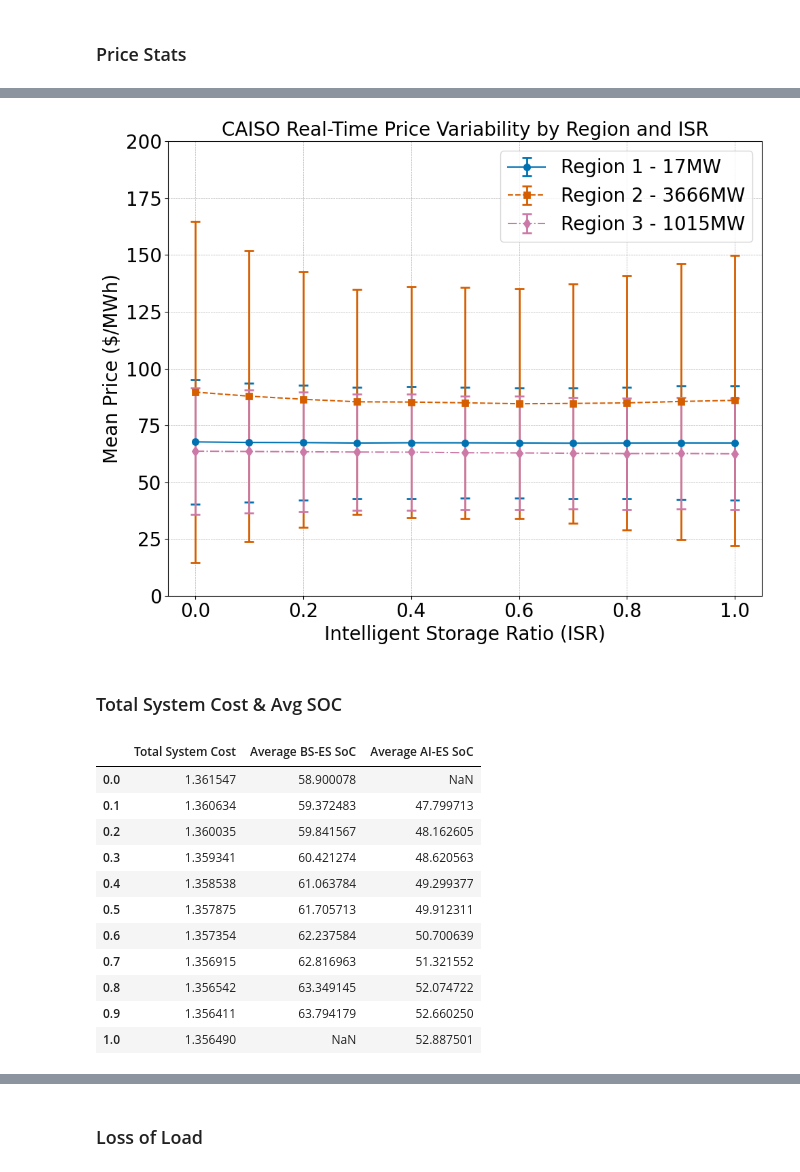
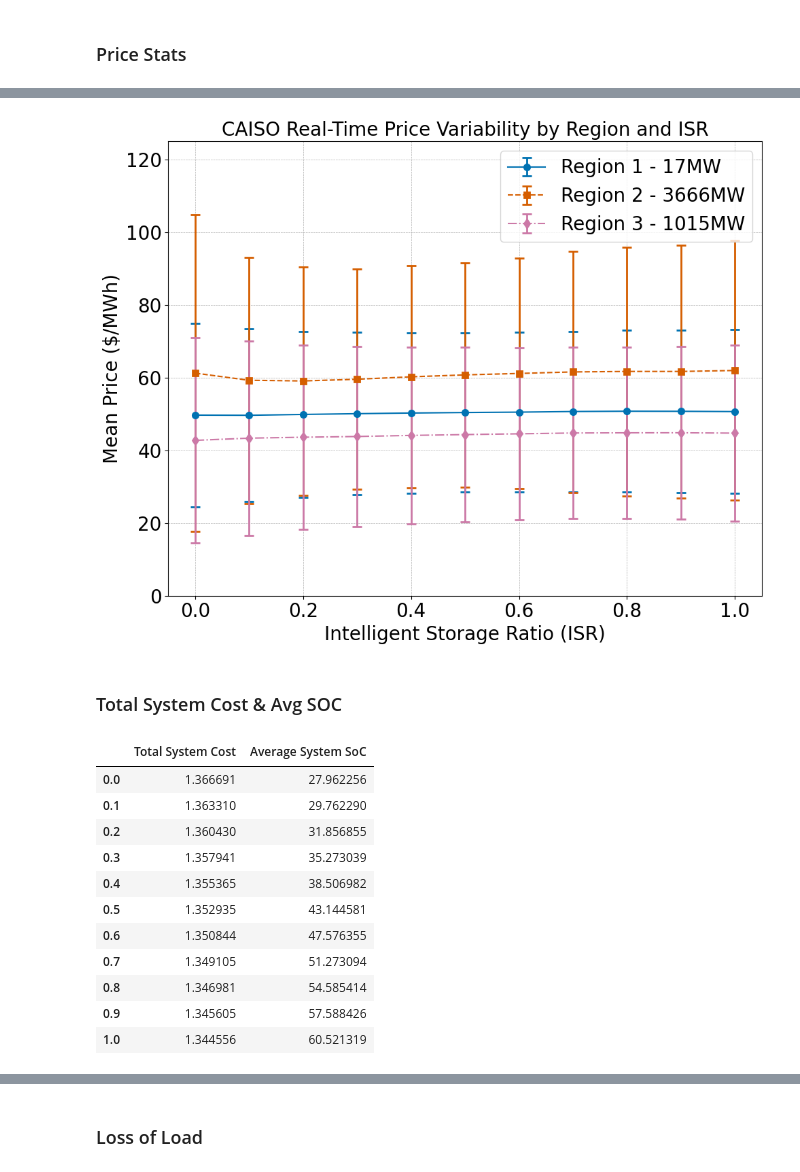
Before and after one commit to niklauskun/STESTS, a Jupyter notebook: Diagnose.ipynb, the cells around one changed output, grey strips where cells are left out. Cells and saved outputs as stored; diff of their text form; code cells hidden in the pictures.

```diff
--- a/Diagnose.ipynb
+++ b/Diagnose.ipynb
@@ -13,7 +13,7 @@ eta = 0.9
 # case_template = 'Strategic/VOLL5GWLinear/2022/UC25ED1_Strategic_true_ratio{}_Seg1_BAW0_MC20.0_hetefalse'
 # case_template = 'Strategic/PriceCap/2022_ED1_Strategic_true_FORB_true_ratio{}_Seg1_BAW0_Fuel2.0_NLC1.2_Error0.25NegativeRenew_1.0-2.0-2.0-2.0-2.0'
 # case_template = 'Strategic/Exp1.2/2022/ED1_Strategic_true_FORB_true_ratio{}_Seg5_BAW0_1.0-2.0-2.0-2.0-2.0'
-case_template = 'Strategic/Exp2.0/2022/UC25ED1_Strategic_true_FORB_true_ratio{}_Seg1_BAW0_Fuel2.0_NLC2.0_Error0.25_ESPeakBidAdjustment1.0_ESPeakBid100.0NegativeRenew_1.0-2.0-2.0-2.0-2.0'
+case_template = 'Strategic/Cases/20GW/ED1_Strategic_true_FORB_true_ratio{}_Seg1_BAW0_BSESCbid0.5'
 
 
 ratios = [round(i * 0.1, 1) for i in range(11)]
@@ -74,41 +100,45 @@ isr_values = mean_prices.index
 
 # New colors and error bar theme
 new_colors = ['#0072B2', '#D55E00', '#CC79A7']  # Updated color palette
 new_labels = ['Region 1 - 17MW', 'Region 2 - 3666MW', 'Region 3 - 1015MW']
 line_styles = ['-', '--', '-.']  # Different line styles for visual distinction
 marker_styles = ['o', 's', 'd']  # Different marker styles for each region
 plt.figure(figsize=(10, 8))
 
 for region, color, label, line_style, marker_style in zip(regions, new_colors, new_labels, line_styles, marker_styles):
     plt.errorbar(isr_values, mean_prices.iloc[:, region], yerr=std_prices.iloc[:, region],
                  label=label, color=color, fmt=line_style + marker_style, capsize=5, elinewidth=2, capthick=2, markeredgewidth=2)
 
 plt.title('CAISO Real-Time Price Variability by Region and ISR', fontsize=20)
 plt.xlabel('Intelligent Storage Ratio (ISR)', fontsize=20)
 plt.ylabel('Mean Price ($/MWh)', fontsize=20)
-plt.ylim([0, 200])
+plt.ylim([0, 125])
 plt.legend(fontsize=20, loc = 'upper right')
 plt.grid(True, which='both', linestyle='--', linewidth=0.5)
 
 # Setting tick parameters for both axes
 plt.xticks(fontsize=20)
 plt.yticks(fontsize=20)
 
 plt.tight_layout()
 
 # Save the plot to a file suitable for inclusion in your paper
 # plt.savefig('/mnt/data/caiso_price_variability.png', dpi=300)
 
 # Show the plot
 plt.show()
 # %% [output]
-[figure, old version]
+[figure, new version]
 # %% [markdown]
 ### Total System Cost & Avg SOC
 # %%
-# case_template = 'Strategic/PriceCap/2022_ED1_Strategic_true_FORB_true_ratio{}_Seg1_BAW0_Fuel2.0_NLC1.2_Error0.25NegativeRenew_1.0-2.0-2.0-2.0-2.0'
-case_template = 'Strategic/Exp1.2/2022/ED1_Strategic_true_FORB_true_ratio{}_Seg5_BAW0_1.0-2.0-2.0-2.0-2.0'
+case_template = 'Strategic/Cases/10GW/ED1_Strategic_true_FORB_true_ratio{}_Seg1_BAW0_BSESCbid0.5'
 ratios = [round(i * 0.1, 1) for i in range(11)]
+# Capacity = 19573.6
+Capacity = 39930.144
+# Capacity = 59895.216
+# Capacity = 79860.288
+
 total_system_costs = []
 # Loop over ratios from 0.0 to 1.0 (assuming increment by 0.1)
 for ratio in ratios:
@@ -129,22 +159,26 @@ for ratio in ratios:
     # Sum the total cost and normalize
     total_cost_normalized = cost.sum().values[0] / (10**10)
     if ratio == 0.0:
-        avg_soc_bs = SOC.iloc[:, -6:].sum().sum()/(19573.6*288*364)*100
-        avg_soc_ai = float('nan')
+        avg_soc = SOC.iloc[:, -6:].sum().sum()/(Capacity*288*364)*100
+#         avg_soc_bs = SOC.iloc[:, -6:].sum().sum()/(Capacity*288*364)*100
+#         avg_soc_ai = float('nan')
     elif ratio == 1.0:
-        avg_soc_bs = float('nan')
-        avg_soc_ai = SOC.iloc[:, -6:].sum().sum()/(19573.6*288*364)*100
+        avg_soc = SOC.iloc[:, -6:].sum().sum()/(Capacity*288*364)*100
+#         avg_soc_bs = float('nan')
+#         avg_soc_ai = SOC.iloc[:, -6:].sum().sum()/(Capacity*288*364)*100
     else:
-        avg_soc_bs = SOC.iloc[:, -11::2].sum().sum()/(19573.6*288*364*(1-ratio))*100
-        avg_soc_ai = SOC.iloc[:, -12::2].sum().sum()/(19573.6*288*364*ratio)*100
+        avg_soc = SOC.iloc[:, -12:].sum().sum()/(Capacity*288*364)*100
+#         avg_soc_bs = SOC.iloc[:, -11::2].sum().sum()/(Capacity*288*364*(1-ratio))*100
+#         avg_soc_ai = SOC.iloc[:, -12::2].sum().sum()/(Capacity*288*364*ratio)*100
     total_system_costs.append({
                 'Total System Cost': total_cost_normalized,
-                'Average BS-ES SoC': avg_soc_bs,
-                'Average AI-ES SoC': avg_soc_ai,
-
+                'Average System SoC': avg_soc,
+#                 'Average BS-ES SoC': avg_soc_bs,
+#                 'Average AI-ES SoC': avg_soc_ai,
         })
 # Convert the list to a DataFrame
-total_system_costs_df = pd.DataFrame(total_system_costs, columns=['Total System Cost','Average BS-ES SoC','Average AI-ES SoC'])
+total_system_costs_df = pd.DataFrame(total_system_costs, columns=['Total System Cost','Average System SoC'])
+# total_system_costs_df = pd.DataFrame(total_system_costs, columns=['Total System Cost','Average BS-ES SoC','Average AI-ES SoC'])
 
 # Adjust the index to represent ratios directly, if desired
 # total_system_costs_df.index = [str(round(i * 0.1, 1)) for i in range(11)]
@@ -153,16 +187,16 @@ total_system_costs_df.index = ratios
 
 total_system_costs_df
 # %% [output]
-|  | Total System Cost | Average BS-ES SoC | Average AI-ES SoC |
-| 0.0 | 1.361547 | 58.900078 | NaN |
-| 0.1 | 1.360634 | 59.372483 | 47.799713 |
-| 0.2 | 1.360035 | 59.841567 | 48.162605 |
-| 0.3 | 1.359341 | 60.421274 | 48.620563 |
-| 0.4 | 1.358538 | 61.063784 | 49.299377 |
-| 0.5 | 1.357875 | 61.705713 | 49.912311 |
-| 0.6 | 1.357354 | 62.237584 | 50.700639 |
-| 0.7 | 1.356915 | 62.816963 | 51.321552 |
-| 0.8 | 1.356542 | 63.349145 | 52.074722 |
-| 0.9 | 1.356411 | 63.794179 | 52.660250 |
-| 1.0 | 1.356490 | NaN | 52.887501 |
+|  | Total System Cost | Average System SoC |
+| 0.0 | 1.366691 | 27.962256 |
+| 0.1 | 1.363310 | 29.762290 |
+| 0.2 | 1.360430 | 31.856855 |
+| 0.3 | 1.357941 | 35.273039 |
+| 0.4 | 1.355365 | 38.506982 |
+| 0.5 | 1.352935 | 43.144581 |
+| 0.6 | 1.350844 | 47.576355 |
+| 0.7 | 1.349105 | 51.273094 |
+| 0.8 | 1.346981 | 54.585414 |
+| 0.9 | 1.345605 | 57.588426 |
+| 1.0 | 1.344556 | 60.521319 |
 # %%
```
Also changed, not shown: parts of 26 cells of this notebook, 12 other files.
